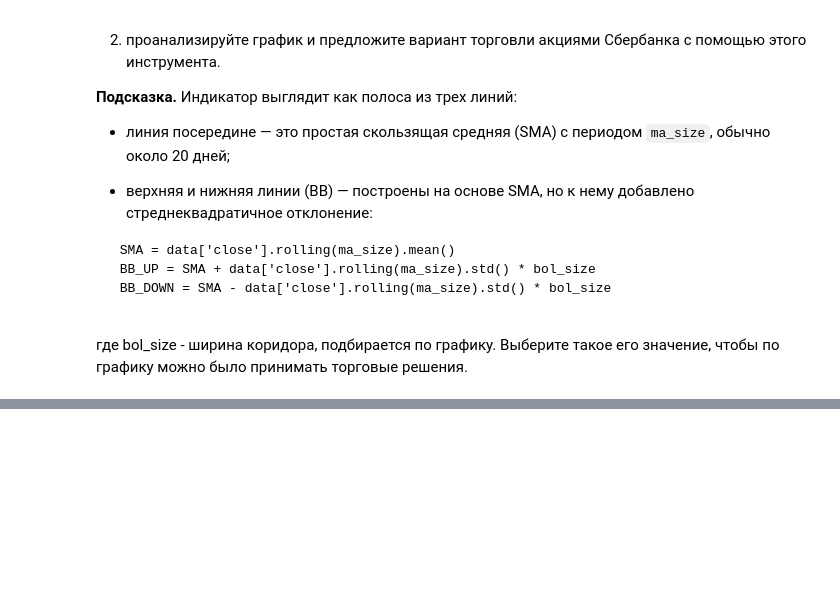
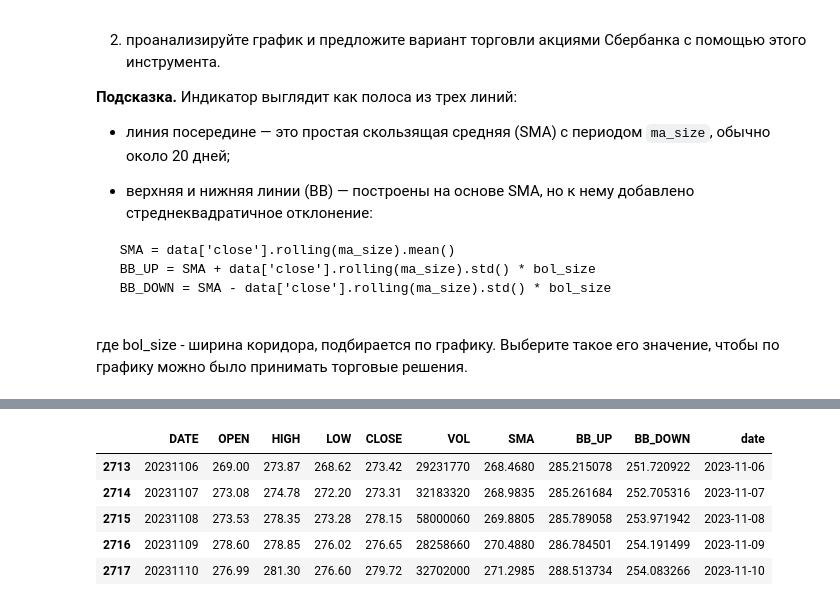
Before and after one commit to AleksandrMac/learning, a Jupyter notebook: 8_3_Домашняя_работа.ipynb, the cells around one changed output, grey strips where cells are left out. Cells and saved outputs as stored; diff of their text form; code cells hidden in the pictures; blank space fills up the shorter version.

```diff
--- a/8_3_Домашняя_работа.ipynb
+++ b/8_3_Домашняя_работа.ipynb
@@ -34,0 +60,3 @@ https://storage.yandexcloud.net/academy.ai/SBER.csv
+# %%
+df = pd.read_csv('SBER.csv',sep=';')
+df.head()
@@ -34,0 +86,15 @@ https://storage.yandexcloud.net/academy.ai/SBER.csv
+# %%
+ma_size = 20
+bol_size = 5
+df['SMA'] = df['CLOSE'].rolling(ma_size).mean()
+df['BB_UP'] = df['SMA'] + df['CLOSE'].rolling(ma_size).std() * bol_size
+df['BB_DOWN'] = df['SMA'] - df['CLOSE'].rolling(ma_size).std() * bol_size
+df['date'] = pd.to_datetime(df['DATE'], format='%Y%m%d')
+df.tail()
+# %% [output]
+|  | DATE | OPEN | HIGH | LOW | CLOSE | VOL | SMA | BB_UP | BB_DOWN | date |
+| 2713 | 20231106 | 269.00 | 273.87 | 268.62 | 273.42 | 29231770 | 268.4680 | 285.215078 | 251.720922 | 2023-11-06 |
+| 2714 | 20231107 | 273.08 | 274.78 | 272.20 | 273.31 | 32183320 | 268.9835 | 285.261684 | 252.705316 | 2023-11-07 |
+| 2715 | 20231108 | 273.53 | 278.35 | 273.28 | 278.15 | 58000060 | 269.8805 | 285.789058 | 253.971942 | 2023-11-08 |
+| 2716 | 20231109 | 278.60 | 278.85 | 276.02 | 276.65 | 28258660 | 270.4880 | 286.784501 | 254.191499 | 2023-11-09 |
+| 2717 | 20231110 | 276.99 | 281.30 | 276.60 | 279.72 | 32702000 | 271.2985 | 288.513734 | 254.083266 | 2023-11-10 |
```
Also changed, not shown: parts of 6 cells of this notebook.
